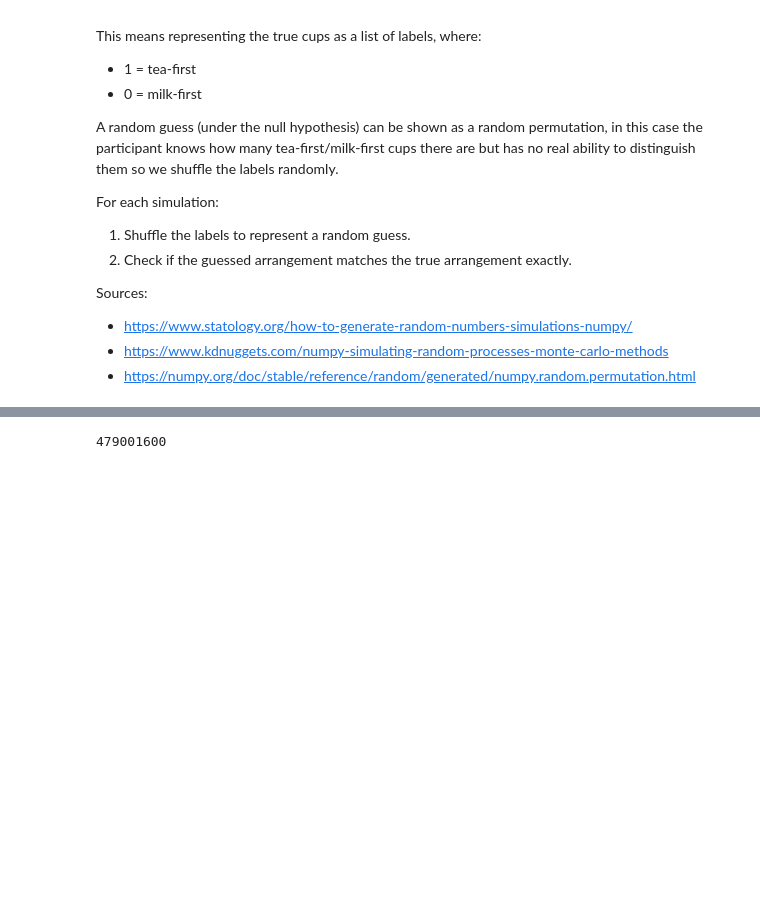
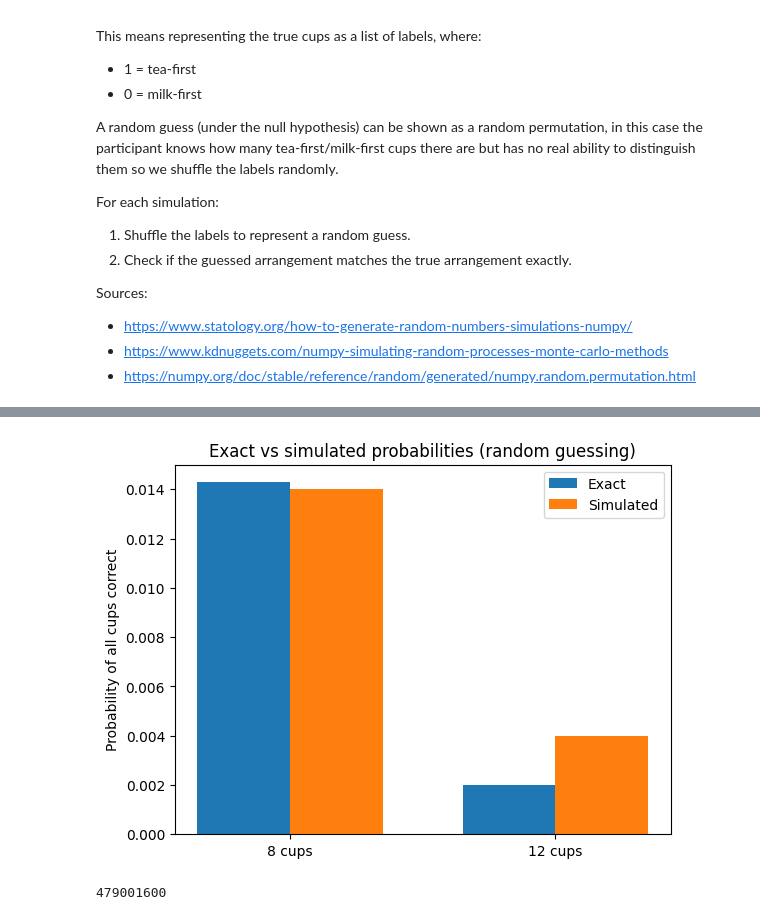
Before and after one commit to aoifeflav/applied_statistics, a Jupyter notebook: problems.ipynb, the cells around one changed output, grey strips where cells are left out. Cells and saved outputs as stored; diff of their text form; code cells hidden in the pictures; blank space fills up the shorter version.

Commit message:
Added bar chart

```diff
--- a/problems.ipynb
+++ b/problems.ipynb
@@ -149,3 +156,26 @@ Exact     probability that all 12 cups are correct: 0.00202020202020202
+# %%
+#Bar chart showing probability
+labels = ["8 cups", "12 cups"]
+exact = [p_all_correct_8, p_all_correct_12]
+sim   = [p_all_correct_8_sim, p_all_correct_12_sim]
+
+x = np.arange(len(labels))
+width = 0.35
+
+fig, ax = plt.subplots()
+
+ax.bar(x - width/2, exact, width, label="Exact")
+ax.bar(x + width/2, sim,   width, label="Simulated")
+
+ax.set_xticks(x)
+ax.set_xticklabels(labels)
+ax.set_ylabel("Probability of all cups correct")
+ax.set_title("Exact vs simulated probabilities (random guessing)")
+ax.legend();
+
+plt.show()
+# %% [output]
+[figure, added]
 # %%
 # Number of cups of tea in total.
 n = 12
```
Also changed, not shown: parts of 3 cells of this notebook.
